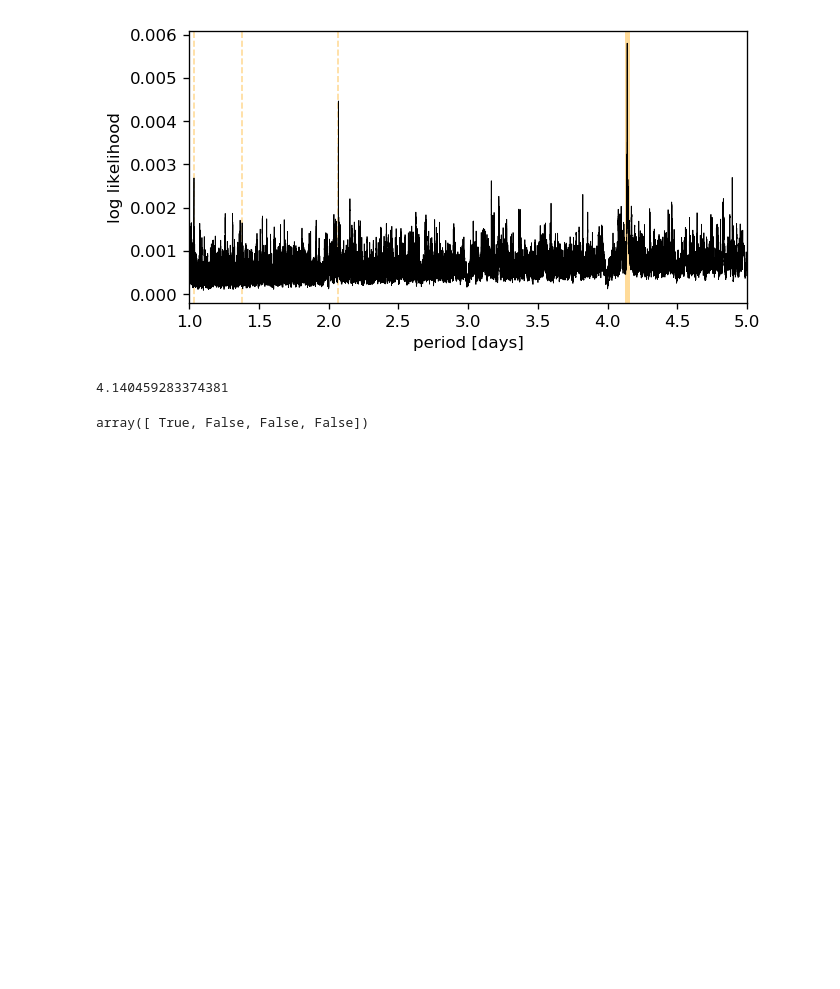
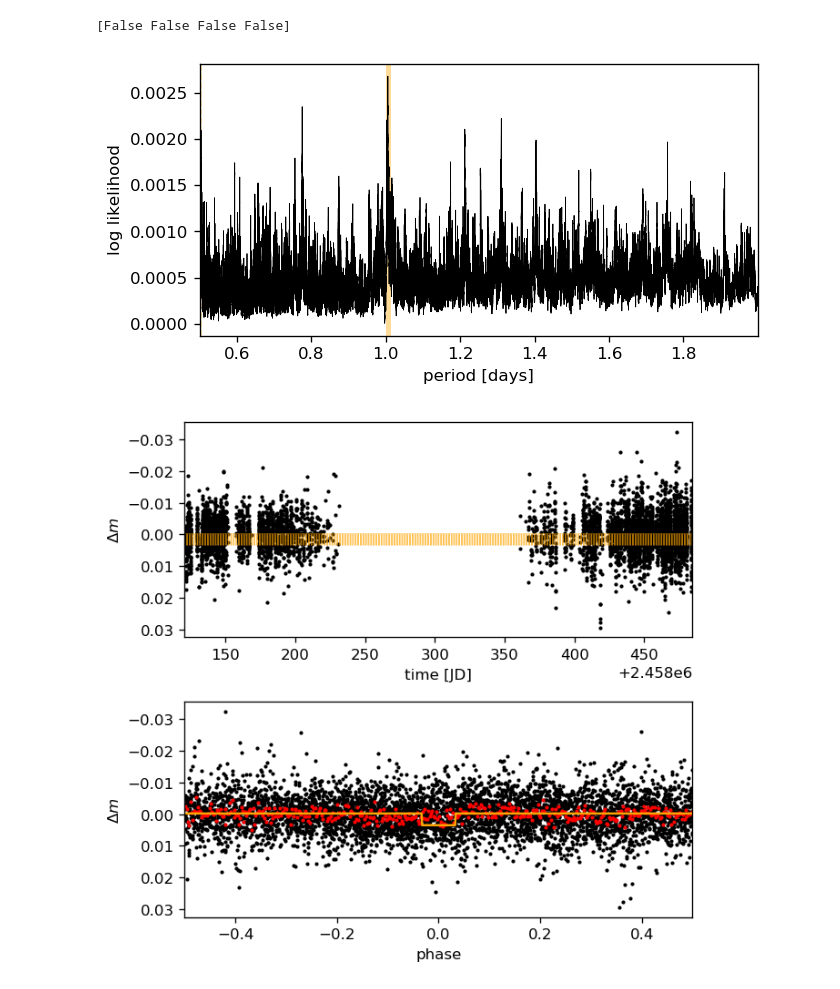
Before and after one commit to ruoyanwangdr/Dectection-of-Bright-Transiting-Exoplanet-with-MASCARA-TESS, a Jupyter notebook: ls_1359354.ipynb, the cells around one changed output. Cells and saved outputs as stored; diff of their text form; code cells hidden in the pictures; blank space fills up the shorter version.

Commit message:
Recheck the original signal

```diff
--- a/ls_1359354.ipynb
+++ b/ls_1359354.ipynb
@@ -320,7 +334,7 @@ A * np.arcsin(B * ((C - D) / E)**(1./2)).value / P
 # %%
-durations = t_T / P #np.linspace(0.02, 0.03, 10)
-model = BLS(lsc_jd, injected_mag*(-1))
-print(durations)
-results = model.autopower(durations, minimum_period=1, maximum_period=5, frequency_factor=5.0)
+durations = np.linspace(0.06, 0.085, 25)#t_T / P #
+#model = BLS(lsc_jd, injected_mag*(-1))
+model = BLS(lsc_jd, original_mag*(-1))
+results = model.autopower(durations, minimum_period=0.5, maximum_period=2, frequency_factor=5.0)
 print(results)
 # %% [output]
@@ -345,31 +358,63 @@ print(results)
 # %%
 # Find the period of the peak
 period = results.period[np.argmax(results.power)]
 
 fig, ax = plt.subplots(1, 1, figsize=(6, 3))
 
 # Highlight the harmonics of the peak period
 ax.axvline(period, alpha=0.4, lw=3, c='orange')
 for n in range(2, 5):
     ax.axvline(n*period, alpha=0.4, lw=1, linestyle="dashed", c='orange')
     ax.axvline(period / n, alpha=0.4, lw=1, linestyle="dashed", c='orange')
 
 # Plot the periodogram
 ax.plot(results.period, results.power, "k", lw=0.5)
-
 ax.set_xlim(results.period.min(), results.period.max())
 ax.set_xlabel("period [days]")
 ax.set_ylabel("log likelihood");
+
+# Signal recovery test
+def signal_recovery_test(p_inj, p_rec, N=np.array([1, 2, 1/2, 1/3])):
+    return (abs(p_inj - N*p_rec)/p_inj) < 1.e-3
+
+#signal_recovery_test(params.per, period)
+print(signal_recovery_test(P, period))
+
+# Extract the parameters of the best-fit model
+index = np.argmax(results.power)
+period = results.period[index]
+t0 = results.transit_time[index]
+duration = results.duration[index]
+
+# Set plotting configurations
+fig, axes = plt.subplots(2, 1, figsize=(6, 6))
+fig.subplots_adjust(hspace=0.3)
+
+# Plot the light curve and best-fit model
+ax = axes[0]
+ax.plot(lsc_jd, original_mag, ".k", ms=3)
+x = np.linspace(lsc_jd.min(), lsc_jd.max(), 3*len(lsc_jd))
+f = model.model(x, period, duration, t0)*(-1)
+ax.plot(x, f, lw=0.2, c='orange')
+ax.set_xlim(lsc_jd.min(), lsc_jd.max())
+ax.invert_yaxis()
+ax.set_xlabel("time [JD]")
+ax.set_ylabel(r'$\Delta m$');
+
+# Plot the folded data points within 0.5 days of the transit time
+ax = axes[1]
+ax.plot(phase, original_mag, ".k", ms=3)
+ax.plot(binned_phase, binned_mag, '.r', ms=3, label='Binned')
+
+# Over-plot the best fit model
+x = np.linspace(phase.min(), phase.max(), 1000)
+f = model.model(x + t0, period, duration, t0)*(-1)
+ax.plot(x, f, lw=1.5, c='orange')
+ax.set_xlim(phase.min(), phase.max())
+ax.invert_yaxis()
+ax.set_xlabel("phase")
+ax.set_ylabel(r'$\Delta m$');
 # %% [output]
+[False False False False]
-[figure, old version]
+[figure, new version]
+[figure, added]
-# %%
-period
-# %% [output]
-4.140459283374381
-# %%
-def signal_recovery_test(p_inj, p_rec, N=np.array([1, 2, 1/2, 1/3])):
-    return (abs(p_inj - N*p_rec)/p_inj) < 1.e-3
-
-signal_recovery_test(params.per, period)
-# %% [output]
-array([ True, False, False, False])
```
Also changed, not shown: parts of 10 cells of this notebook.
